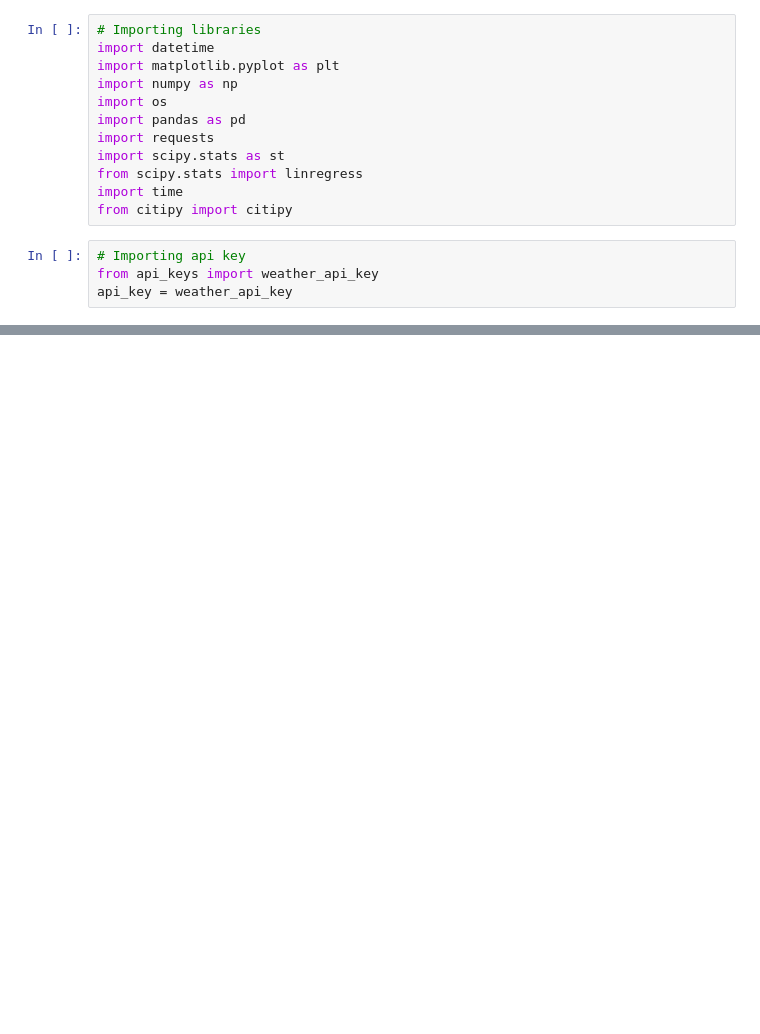
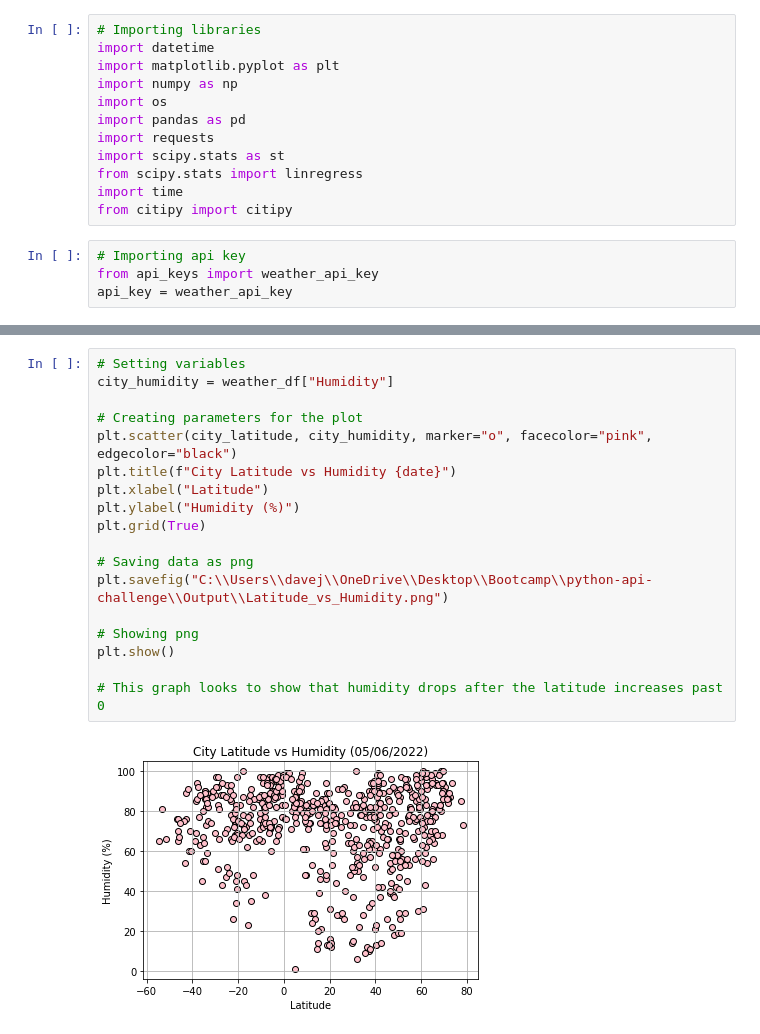
Before and after one commit to DJAMES152/python-api-challenge, a Jupyter notebook: WeatherPy/WeatherPy.ipynb, the cells around one changed output, grey strips where cells are left out. Drawn from its saved outputs; the diff is of its cells as text; blank space fills up the shorter version.

```diff
--- a/WeatherPy/WeatherPy.ipynb
+++ b/WeatherPy/WeatherPy.ipynb
@@ -138,0 +182,20 @@ weather_df
+# %%
+# Setting variables
+city_humidity = weather_df["Humidity"]
+
+# Creating parameters for the plot
+plt.scatter(city_latitude, city_humidity, marker="o", facecolor="pink", edgecolor="black")
+plt.title(f"City Latitude vs Humidity {date}")
+plt.xlabel("Latitude")
+plt.ylabel("Humidity (%)")
+plt.grid(True)
+
+# Saving data as png
+plt.savefig("C:\\Users\\davej\\OneDrive\\Desktop\\Bootcamp\\python-api-challenge\\Output\\Latitude_vs_Humidity.png")
+
+# Showing png
+plt.show()
+
+# This graph looks to show that humidity drops after the latitude increases past 0
+# %% [output]
+[figure, added]
```
Also changed, not shown: parts of 16 cells of this notebook, 15 other files.
